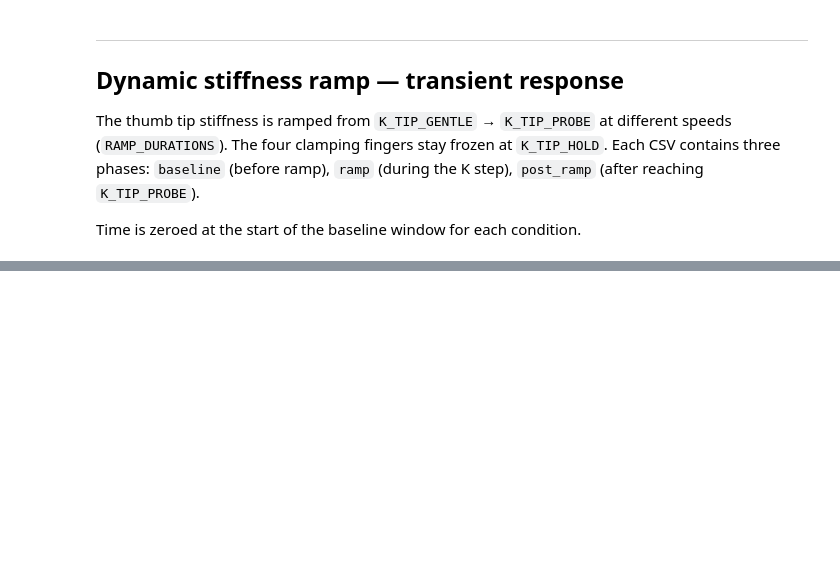
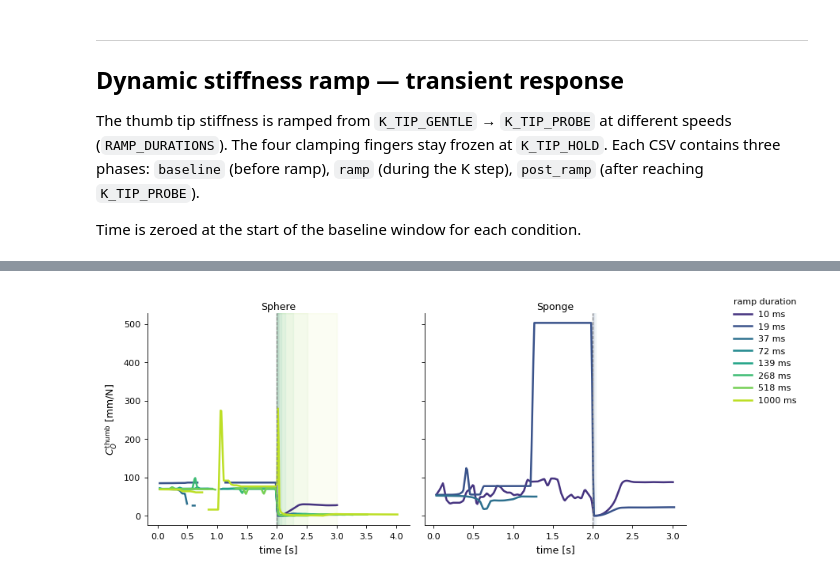
Before and after one commit to CREATE-Lab-EPFL/HumanManipulationVMC, a Jupyter notebook: ProprioceptiveSensing/Hand/plot_object_stiffness_hand.ipynb, the cells around one changed output, grey strips where cells are left out. Drawn from its saved outputs; the diff is of its cells as text; code cells hidden in the pictures; blank space fills up the shorter version.

```diff
--- a/ProprioceptiveSensing/Hand/plot_object_stiffness_hand.ipynb
+++ b/ProprioceptiveSensing/Hand/plot_object_stiffness_hand.ipynb
@@ -396,57 +383,74 @@ time 0 = start of the baseline.
 # %%
-def _dyn_timeseries(ax, dfs_by_dur, col, scale=1.0, ylabel=''):
-    """Overlay mean trajectory for each ramp duration.
+def _compliance_timeseries(ax, dfs_by_dur, obj_name):
+    """Plot C_O(t) = ||Δx|| / ||ΔF|| vs time for each ramp duration."""
+    _POS_COLS = [f'tip_thumb_{a}_m'           for a in 'xyz']
+    _F_COLS   = [f'force_1st_thumb_{a}_N'     for a in 'xyz']
 
-    col can be a single column name or a list of column names; in the latter case
-    the Euclidean norm across columns is used (e.g. for 3-D displacement magnitude).
-    """
     for i, dur in enumerate(RAMP_DURATIONS):
         if dur not in dfs_by_dur:
             continue
-        t_end = BASELINE_DURATION + dur + POST_RAMP_DURATION
-        t_grid = np.linspace(0, t_end, 500)
+        t_end  = BASELINE_DURATION + dur + POST_RAMP_DURATION
+        t_grid = np.linspace(0, t_end, 600)
         traces = []
         for df in dfs_by_dur[dur]:
-            t = df['time_s'].to_numpy()
-            if isinstance(col, (list, tuple)):
-                val = np.linalg.norm(df[list(col)].to_numpy(), axis=1) * scale
-            else:
-                val = df[col].to_numpy() * scale
-            traces.append(np.interp(t_grid, t, val))
-        mean = np.nanmean(traces, axis=0)
-        std  = np.nanstd(traces,  axis=0)
-        ax.fill_between(t_grid, mean - std, mean + std,
-                        color=DUR_COLORS[i], alpha=0.18)
-        ax.plot(t_grid, mean, color=DUR_COLORS[i], lw=2,
-                label=DUR_LABELS[i])
+            base = df[df['phase'] == 'baseline']
+            if base.empty:
+                continue
+            pos_b = base[_POS_COLS].median().to_numpy()
+            F_b   = base[_F_COLS].median().to_numpy()
+            t     = df['time_s'].to_numpy()
+            dx    = np.linalg.norm(df[_POS_COLS].to_numpy() - pos_b, axis=1)
+            dF    = np.linalg.norm(df[_F_COLS].to_numpy()   - F_b,   axis=1)
+            with np.errstate(invalid='ignore', divide='ignore'):
+                co = np.where(dF > 1e-9, dx / dF, np.nan) * 1e3   # mm/N
+            traces.append(np.interp(t_grid, t, co,
+                                    left=np.nan, right=np.nan))
+        if not traces:
+            continue
+        arr  = np.array(traces)
+        mean = np.nanmean(arr, axis=0)
+        std  = np.nanstd(arr,  axis=0)
+        c    = DUR_COLORS[i]
+        ax.fill_between(t_grid, mean - std, mean + std, color=c, alpha=0.15, lw=0)
+        ax.plot(t_grid, mean, color=c, lw=1.8, label=DUR_LABELS[i])
 
-    # shade ramp windows per duration
+    ax.axvline(BASELINE_DURATION, color='0.5', lw=0.8, linestyle='--')
     for i, dur in enumerate(RAMP_DURATIONS):
-        ax.axvspan(BASELINE_DURATION, BASELINE_DURATION + dur,
-                   color=DUR_COLORS[i], alpha=0.06)
-
-    ax.axvline(BASELINE_DURATION, color='0.5', lw=1, linestyle='--')
-    ax.set_xlabel('time [s]')
-    ax.set_ylabel(ylabel)
-    ax.legend(title='ramp dur.', fontsize=9, frameon=False)
+        if dur in dfs_by_dur:
+            ax.axvspan(BASELINE_DURATION, BASELINE_DURATION + dur,
+                       color=DUR_COLORS[i], alpha=0.05)
+    ax.set_ylabel(r'$C_O^{\mathrm{thumb}}$ [mm/N]', fontsize=9)
+    ax.set_xlabel('time [s]', fontsize=9)
+    ax.set_title(obj_name, fontsize=9, pad=3)
     ax.spines[['top', 'right']].set_visible(False)
+    ax.spines[['left', 'bottom']].set_linewidth(0.6)
+    ax.tick_params(labelsize=8, width=0.6, length=3)
 
 
-_DISP_COLS  = ['disp_thumb_x_m', 'disp_thumb_y_m', 'disp_thumb_z_m']
+if dyn_data:
+    objs_with_data = [o for o in OBJECTS if o in dyn_data]
+    n_obj = len(objs_with_data)
+    fig, axes = plt.subplots(1, n_obj, figsize=(4.5 * n_obj, 3.5),
+                             sharey=True, squeeze=False)
+    axes = axes[0]
 
-if dyn_data:
-    n_obj = len([o for o in OBJECTS if o in dyn_data])
-    fig, axes = plt.subplots(1, n_obj, figsize=(5 * n_obj, 4), sharey=True)
-    if n_obj == 1:
-        axes = [axes]
-    for ax, obj in zip(axes, [o for o in OBJECTS if o in dyn_data]):
-        _dyn_timeseries(ax, dyn_data[obj], _DISP_COLS, scale=1e3,
-                        ylabel=r'$\|\Delta x_\mathrm{thumb}\|$ [mm]')
-        ax.set_title(OBJECT_LABELS[OBJECTS.index(obj)])
-    fig.suptitle('Thumb displacement — dynamic ramp', y=1.02)
-    fig.tight_layout()
+    for ax, obj in zip(axes, objs_with_data):
+        oi   = OBJECTS.index(obj)
+        name = OBJECT_LABELS[oi] if oi < len(OBJECT_LABELS) else obj
+        _compliance_timeseries(ax, dyn_data[obj], name)
+
+    for ax in axes[1:]:
+        ax.set_ylabel('')
+
+    # single legend outside right
+    handles, labels = axes[0].get_legend_handles_labels()
+    fig.legend(handles, labels, title='ramp duration', title_fontsize=8,
+               fontsize=8, frameon=False,
+               loc='upper right', bbox_to_anchor=(1.0, 1.0))
+
+    fig.tight_layout(rect=[0, 0, 0.85, 1])
     os.makedirs(DYN_DIR, exist_ok=True)
-    fig.savefig(os.path.join(DYN_DIR, 'dyn_displacement_timeseries.pdf'), bbox_inches='tight')
+    fig.savefig(os.path.join(DYN_DIR, 'dyn_compliance_timeseries.pdf'), bbox_inches='tight')
     plt.show()
 else:
     print('No dynamic data found.')
@@ -454,0 +458 @@ No dynamic data found.
+[figure, added]
```
Also changed, not shown: parts of 12 cells of this notebook, 26 other files.
